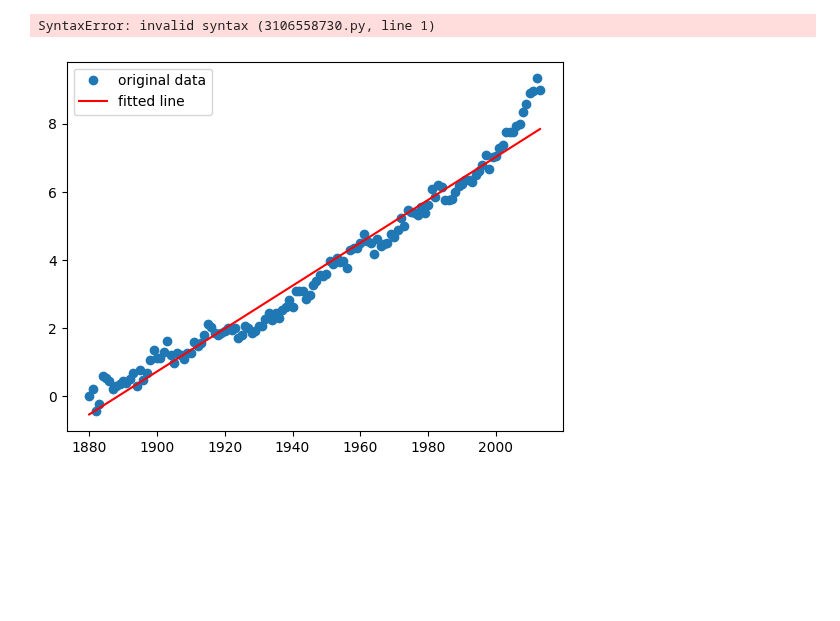
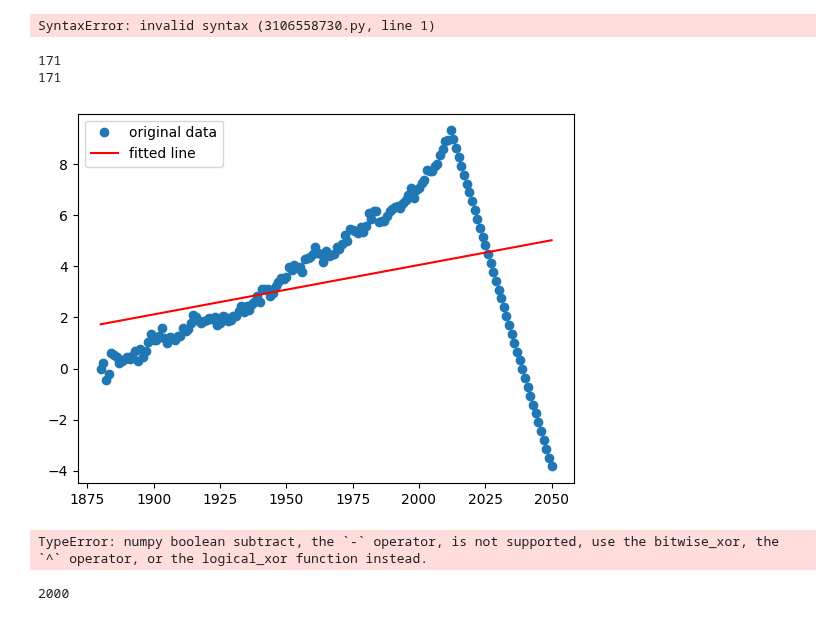
Before and after one commit to seohyeonlee2020/sea-level-predictor, a Jupyter notebook: sea_level_predictor.ipynb, the cells around one changed output. Cells and saved outputs as stored; diff of their text form; code cells hidden in the pictures; blank space fills up the shorter version.

```diff
--- a/sea_level_predictor.ipynb
+++ b/sea_level_predictor.ipynb
@@ -13,23 +15,62 @@ SyntaxError: invalid syntax (3106558730.py, line 1)
 # %%
 df = pd.read_csv('epa-sea-level.csv')
 df.head()
 #matplotlib: create scatter plot
 # x: Year
 # y: CSIRO Adjusted Sea Level
 
 scatter_df = df[['Year', 'CSIRO Adjusted Sea Level']]
 #no null values
 scatter_df.isna().any()
 x = scatter_df['Year']
 y=scatter_df['CSIRO Adjusted Sea Level']
+extrap_range = np.linspace(x[0], 2050, 2050-x[0] + 1)
 
-#plt.scatter(x = scatter_df['Year'], y=scatter_df['CSIRO Adjusted Sea Level'])
+extrapolate_obj = interp1d(x, y, fill_value = "extrapolate")
+extrap_y = extrapolate_obj(extrap_range)
+print(len(extrap_y))
+print(len(extrap_range))
 
-results = linregress(x, y)
+results = linregress(extrap_range, extrap_y)
 
-plt.plot(x, y, 'o', label='original data')
-plt.plot(x, results.intercept + results.slope*x, 'r', label='fitted line')
+plt.plot(extrap_range, extrap_y, 'o', label='original data')
+plt.plot(extrap_range, results.intercept + results.slope*extrap_range, 'r', label='fitted line')
 plt.legend()
 plt.show()
 # %% [output]
+171
+171
-[figure, old version]
+[figure, new version]
+# %%
+
+scatter_df = df[['Year', 'CSIRO Adjusted Sea Level']]
+#no null values
+scatter_df.isna().any()
+x = scatter_df['Year'].apply(lambda x: x >= 2000)
+extrap_range = np.linspace(2000, 2050, 2050-x[0] + 1)
+
+y=scatter_df['CSIRO Adjusted Sea Level']
+extrapolate_obj = interp1d(x, y, fill_value = "extrapolate")
+extrap_y = extrapolate_obj(extrap_range)
+print(len(extrap_y))
+print(len(extrap_range))
+
+results = linregress(extrap_range, extrap_y)
+
+plt.plot(extrap_range, extrap_y, 'o', label='original data')
+plt.plot(extrap_range, results.intercept + results.slope*extrap_range, 'r', label='fitted line')
+plt.legend()
+plt.show()
+# %% [output]
+TypeError: numpy boolean subtract, the `-` operator, is not supported, use the bitwise_xor, the `^` operator, or the logical_xor function instead.
+# %%
+data_since_2000 = df[df['Year'] >= 2000]
+data_since_2000.head()
+
+x_since_2000 = data_since_2000['Year']
+y_since_2000 = data_since_2000['CSIRO Adjusted Sea Level']
+results_since_2000 = linregress(x_since_2000, y_since_2000)
+results_since_2000
+#extrap_x2 = range(x_since_2000[0], 2051, 1)
+# %% [output]
+2000
```
Also changed, not shown: parts of 2 cells of this notebook, 2 other files.
